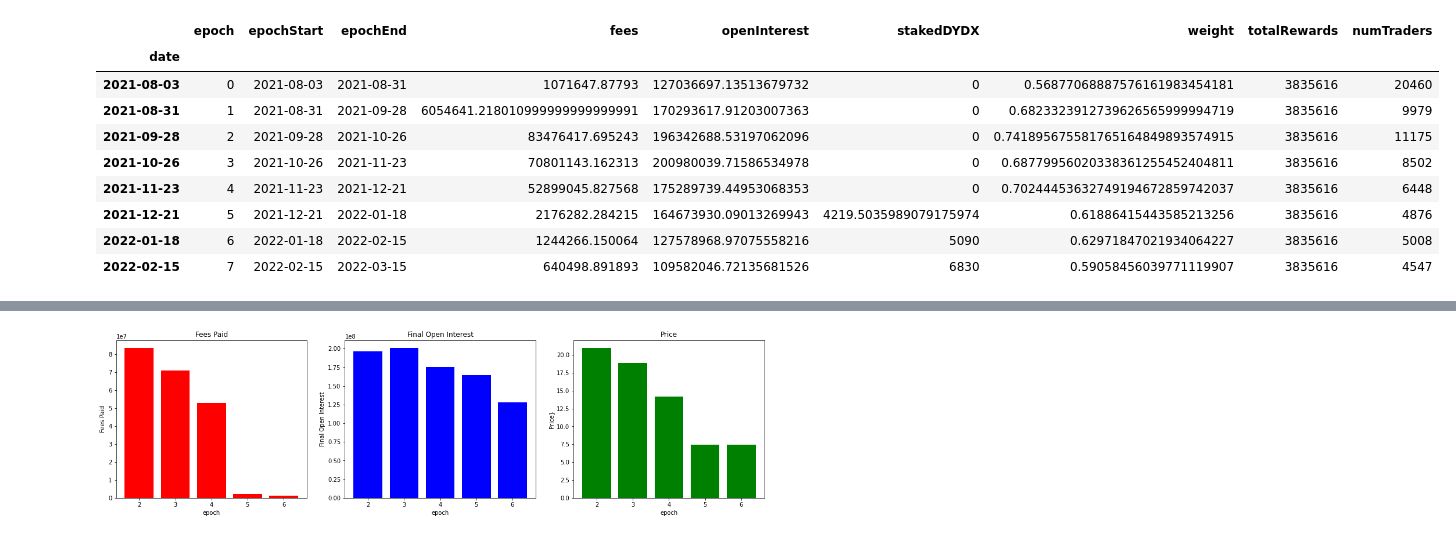
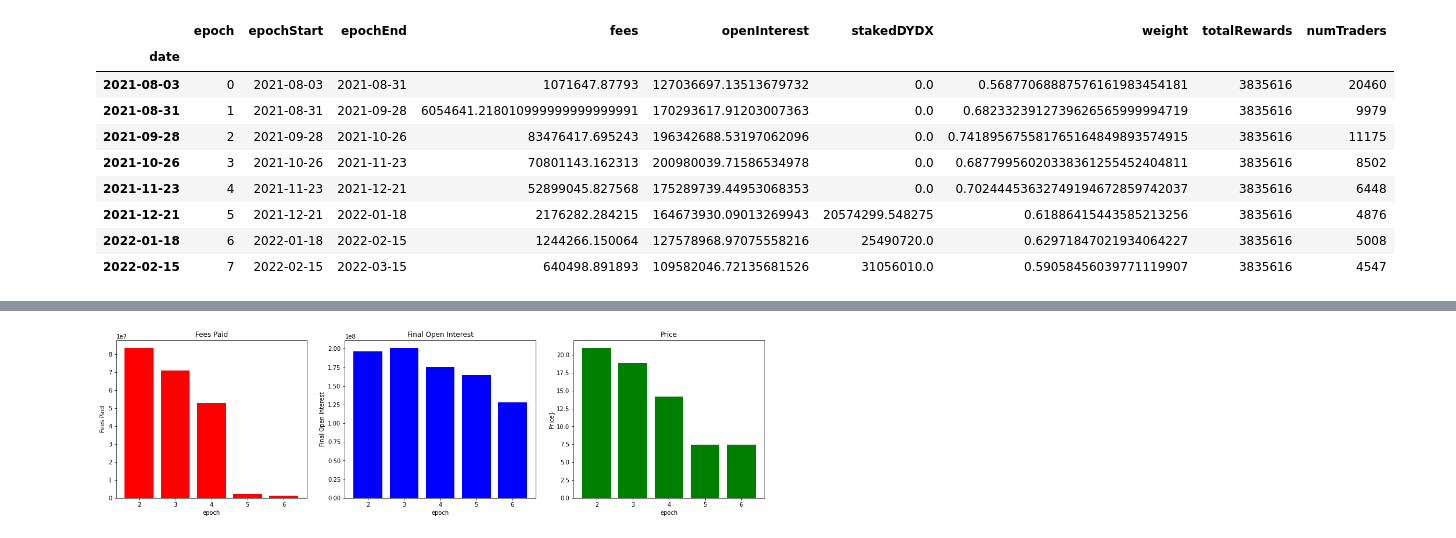
Before and after one commit to xenophonlabs/dydx-trader-rewards, a Jupyter notebook: trading_mechanisms/historical_data.ipynb, the cells around one changed output, grey strips where cells are left out. Drawn from its saved outputs; the diff is of its cells as text; code cells hidden in the pictures.

```diff
--- a/trading_mechanisms/historical_data.ipynb
+++ b/trading_mechanisms/historical_data.ipynb
@@ -10,37 +10,42 @@ from utils import *
 # %%
 client = Client(
     host=API_HOST_ROPSTEN,
     api_key_credentials={"key":"6e9c0f7e-e6a5-83c5-aaca-94d5be497e35",
     "secret":"GBGIq_BWvGEP_JeaxZgphHoMvP6nliG1WemrNT9A",
     "passphrase":"pB_GOOCB8OUk9EhDm8Eo"}
 )
 num_traders = [20460, 9979, 11175, 8502, 6448, 4876, 5008, 4547]
 rewards = {}
 for epoch in range(8):
     rewards[epoch] = client.private.get_trading_rewards(epoch=epoch).data
     rewards[epoch]['fees'] = rewards[epoch]['fees']['totalFeesPaid']
     rewards[epoch]['openInterest'] = rewards[epoch]['openInterest']['totalAverageOpenInterest']
-    rewards[epoch]['stakedDYDX'] = rewards[epoch]['stakedDYDX']['totalAverageStakedDYDX']
+    rewards[epoch]['stakedDYDX'] = float(rewards[epoch]['stakedDYDX']['totalAverageStakedDYDX'])*num_traders[epoch]
+#     print(
+#         "num traders", num_traders[epoch],
+#         "stakedDYDX", rewards[epoch]['stakedDYDX'],
+#         "newStakedDYDX", rewards[epoch]['stakedDYDX']*num_traders[epoch]
+#     )
     rewards[epoch]['weight'] = rewards[epoch]['weight']['totalWeight']
     rewards[epoch]['epochStart'] = rewards[epoch]['epochStart'].replace("T15:00:00.000Z", "")
     rewards[epoch]['epochEnd'] = rewards[epoch]['epochEnd'].replace("T15:00:00.000Z", "")
 rewards = pd.DataFrame(rewards).T
 rewards['date'] = rewards['epochStart']
 rewards['numTraders'] = num_traders
 rewards.index = rewards['date']
 rewards = rewards.drop(['date', 'estimatedRewards'], axis=1)
 rewards
 # %% [output]
 |  | epoch | epochStart | epochEnd | fees | openInterest | stakedDYDX | weight | totalRewards | numTraders |
 | date |  |  |  |  |  |  |  |  |  |
-| 2021-08-03 | 0 | 2021-08-03 | 2021-08-31 | 1071647.87793 | 127036697.13513679732 | 0 | 0.56877068887576161983454181 | 3835616 | 20460 |
-| 2021-08-31 | 1 | 2021-08-31 | 2021-09-28 | 6054641.218010999999999999991 | 170293617.91203007363 | 0 | 0.6823323912739626565999994719 | 3835616 | 9979 |
-| 2021-09-28 | 2 | 2021-09-28 | 2021-10-26 | 83476417.695243 | 196342688.53197062096 | 0 | 0.741895675581765164849893574915 | 3835616 | 11175 |
-| 2021-10-26 | 3 | 2021-10-26 | 2021-11-23 | 70801143.162313 | 200980039.71586534978 | 0 | 0.68779956020338361255452404811 | 3835616 | 8502 |
-| 2021-11-23 | 4 | 2021-11-23 | 2021-12-21 | 52899045.827568 | 175289739.44953068353 | 0 | 0.70244453632749194672859742037 | 3835616 | 6448 |
-| 2021-12-21 | 5 | 2021-12-21 | 2022-01-18 | 2176282.284215 | 164673930.09013269943 | 4219.5035989079175974 | 0.61886415443585213256 | 3835616 | 4876 |
-| 2022-01-18 | 6 | 2022-01-18 | 2022-02-15 | 1244266.150064 | 127578968.97075558216 | 5090 | 0.62971847021934064227 | 3835616 | 5008 |
-| 2022-02-15 | 7 | 2022-02-15 | 2022-03-15 | 640498.891893 | 109582046.72135681526 | 6830 | 0.59058456039771119907 | 3835616 | 4547 |
+| 2021-08-03 | 0 | 2021-08-03 | 2021-08-31 | 1071647.87793 | 127036697.13513679732 | 0.0 | 0.56877068887576161983454181 | 3835616 | 20460 |
+| 2021-08-31 | 1 | 2021-08-31 | 2021-09-28 | 6054641.218010999999999999991 | 170293617.91203007363 | 0.0 | 0.6823323912739626565999994719 | 3835616 | 9979 |
+| 2021-09-28 | 2 | 2021-09-28 | 2021-10-26 | 83476417.695243 | 196342688.53197062096 | 0.0 | 0.741895675581765164849893574915 | 3835616 | 11175 |
+| 2021-10-26 | 3 | 2021-10-26 | 2021-11-23 | 70801143.162313 | 200980039.71586534978 | 0.0 | 0.68779956020338361255452404811 | 3835616 | 8502 |
+| 2021-11-23 | 4 | 2021-11-23 | 2021-12-21 | 52899045.827568 | 175289739.44953068353 | 0.0 | 0.70244453632749194672859742037 | 3835616 | 6448 |
+| 2021-12-21 | 5 | 2021-12-21 | 2022-01-18 | 2176282.284215 | 164673930.09013269943 | 20574299.548275 | 0.61886415443585213256 | 3835616 | 4876 |
+| 2022-01-18 | 6 | 2022-01-18 | 2022-02-15 | 1244266.150064 | 127578968.97075558216 | 25490720.0 | 0.62971847021934064227 | 3835616 | 5008 |
+| 2022-02-15 | 7 | 2022-02-15 | 2022-03-15 | 640498.891893 | 109582046.72135681526 | 31056010.0 | 0.59058456039771119907 | 3835616 | 4547 |
 # %%
 ftx_client = ccxt.ftx()
 start = ftx_client.parse8601('2021-09-03T15:00:00:00.000Z')
```
Also changed, not shown: parts of 4 cells of this notebook, 1 other file.
